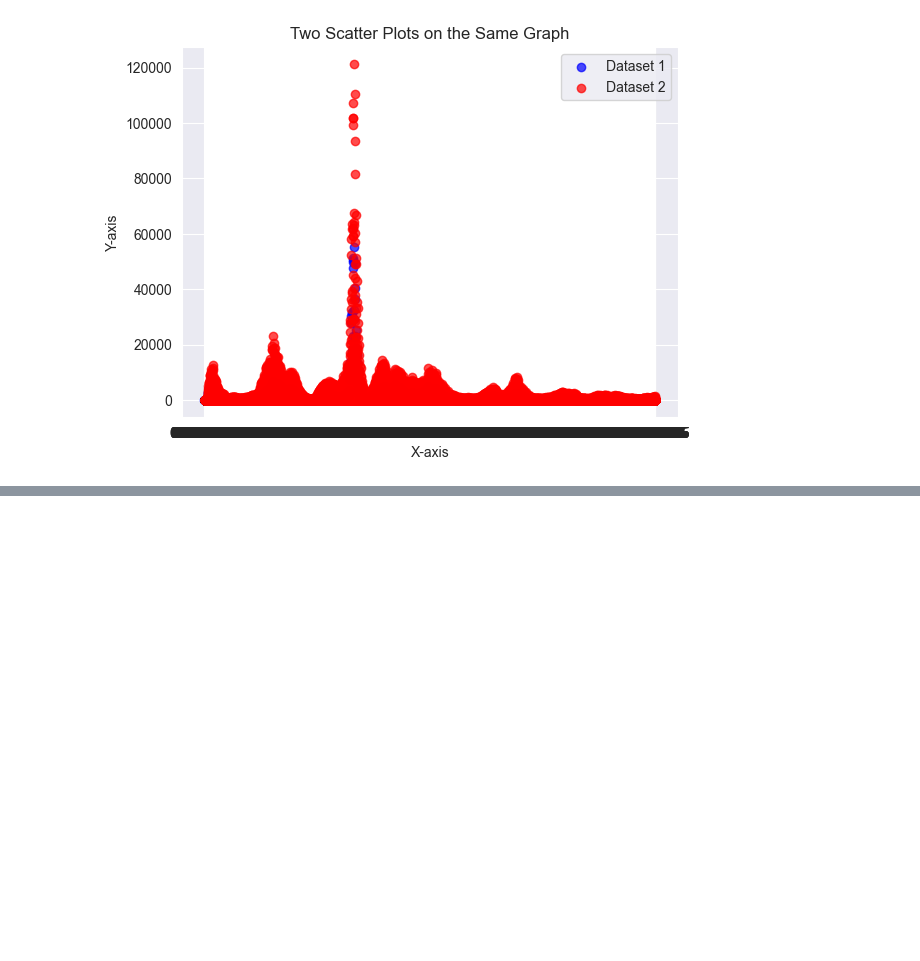
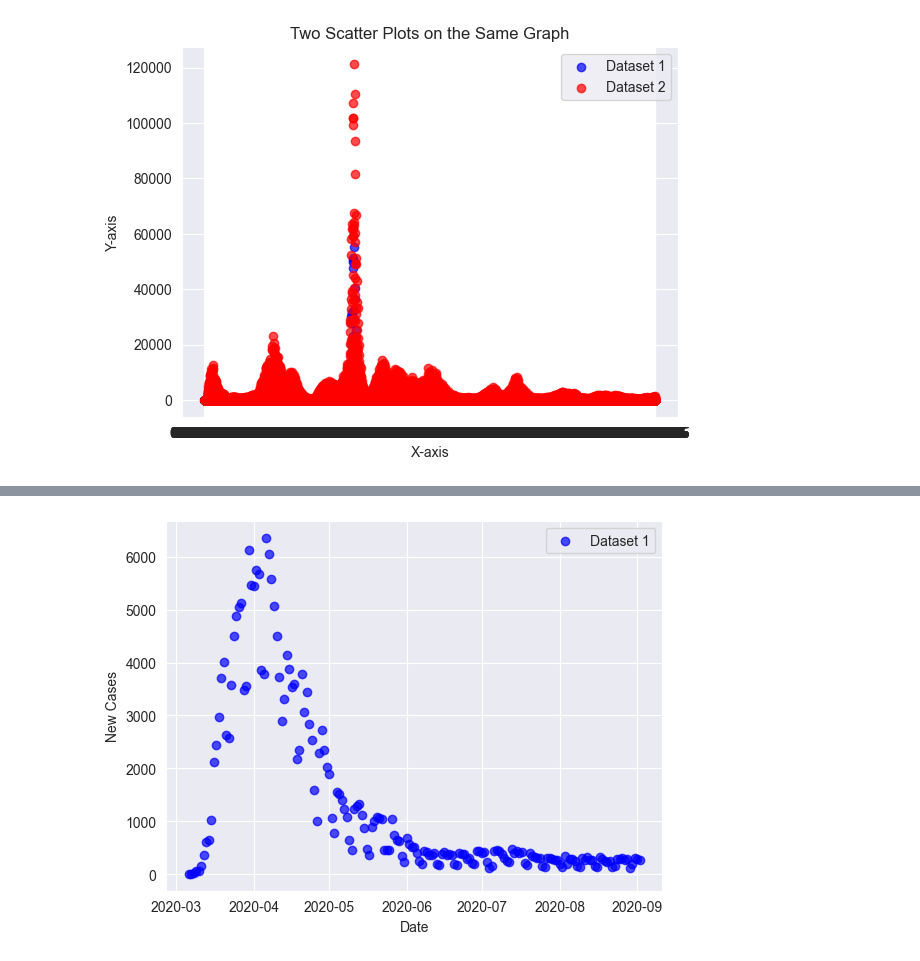
Before and after one commit to OnkarSama/SI-Graphs, a Jupyter notebook: SIRVisualization.ipynb, the cells around one changed output, grey strips where cells are left out. Drawn from its saved outputs; the diff is of its cells as text; code cells hidden in the pictures; blank space fills up the shorter version.

```diff
--- a/SIRVisualization.ipynb
+++ b/SIRVisualization.ipynb
@@ -220,0 +277,34 @@ plt.show()
+# %%
+def date_range_selector(df, start_date, end_date, date_col):
+
+    df = df.copy()
+    df.loc[:, date_col] = pd.to_datetime(df[date_col], format='%m/%d/%Y', errors='coerce',dayfirst=True)
+
+    start_dt = pd.to_datetime(start_date, format='%m/%d/%Y',dayfirst=True)
+    end_dt = pd.to_datetime(end_date, format='%m/%d/%Y',dayfirst=True)
+
+    df = df.loc[(df[date_col] >= start_dt) & (df[date_col] <= end_dt)]
+
+    return df
+# %%
+date_col = "date_of_interest"
+cases_col = "CASE_COUNT"
+df_isolated = isolate_data(df1,date_col,cases_col)
+
+start_date = "03/06/2020"
+end_date = "09/02/2020"
+df_date= date_range_selector(df1,start_date,end_date,date_col)
+# %%
+date = df_date[date_col]
+new_cases = df_date[cases_col]
+# Plot the first scatter plot
+plt.scatter(date, new_cases, color='blue', label='Dataset 1', alpha=0.7)
+
+plt.xlabel('Date')
+plt.ylabel('New Cases')
+
+plt.legend()
+
+plt.show()
+# %% [output]
+[figure, added]
```
Also changed, not shown: parts of 14 cells of this notebook.
